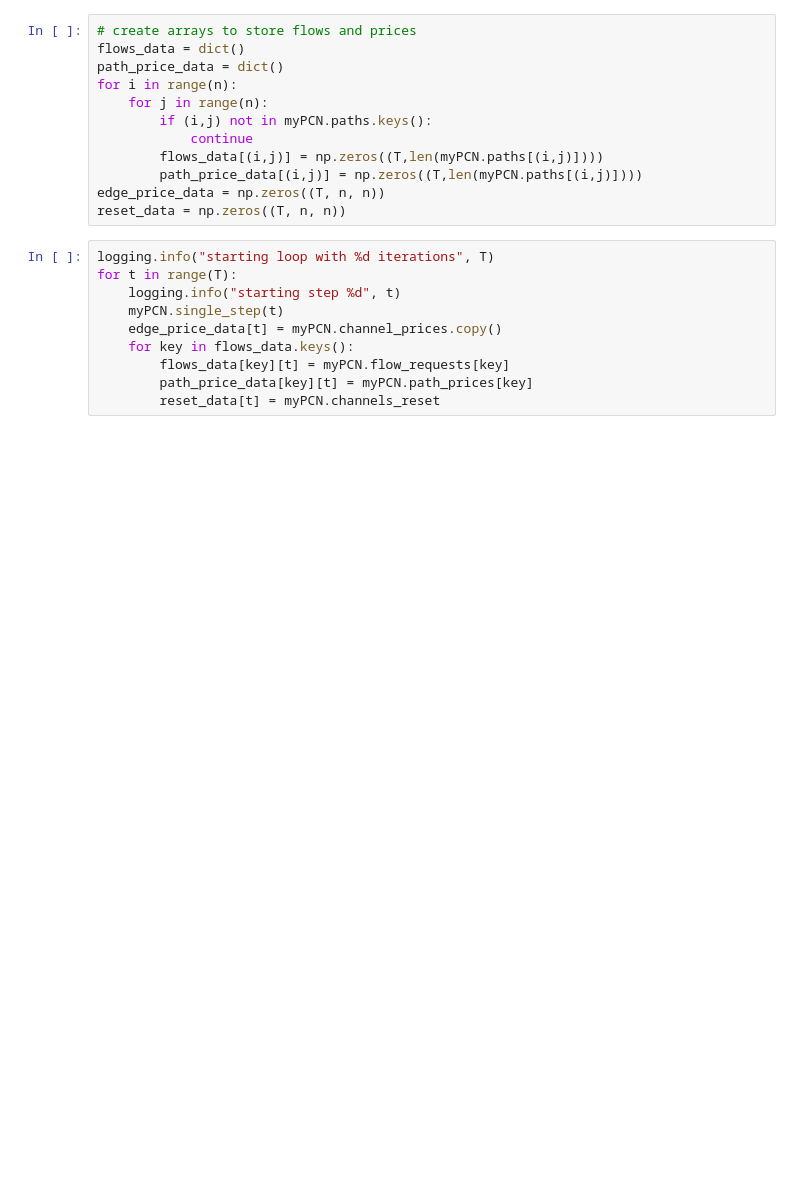
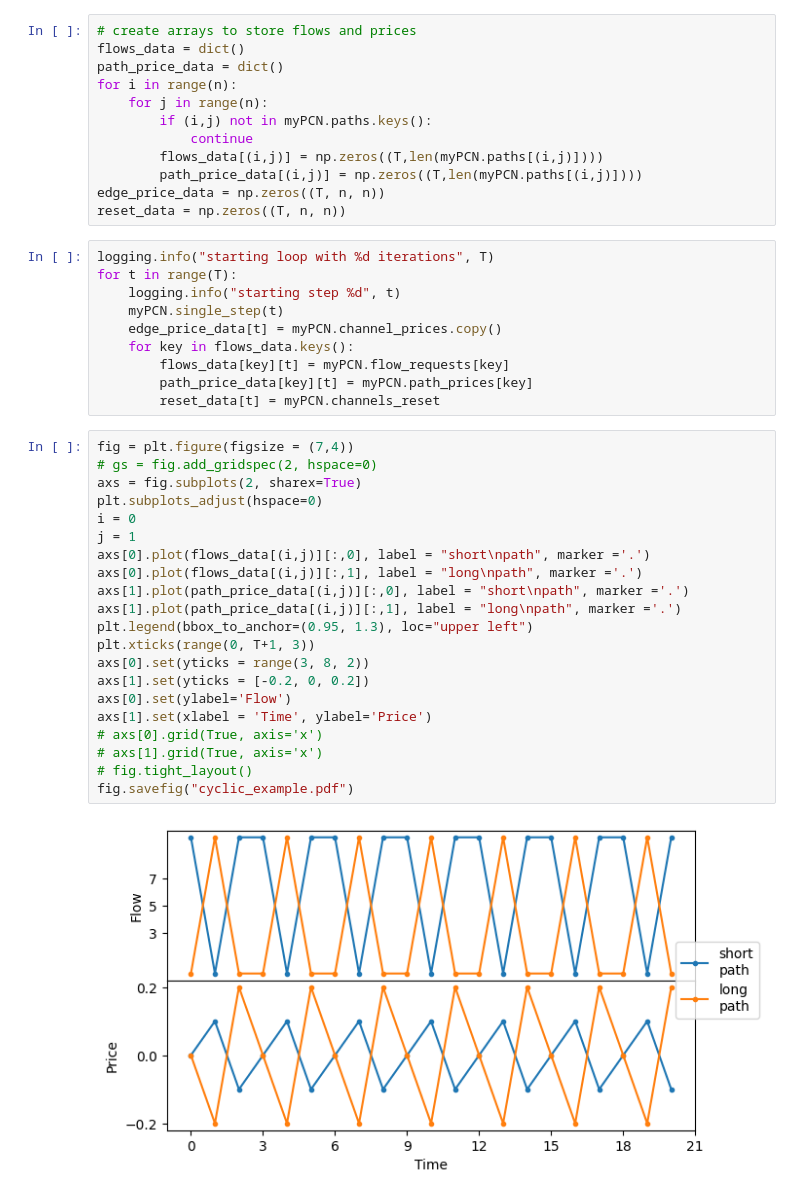
Before and after one commit to surya-sankagiri/payment-channel-networks, a Jupyter notebook: DEBT_control.ipynb, the cells around one changed output. Saved outputs shown, nothing was run; the diff lists cells and outputs as text; blank space fills up the shorter version.

```diff
--- a/DEBT_control.ipynb
+++ b/DEBT_control.ipynb
@@ -94,4 +94,27 @@ for t in range(T):
         flows_data[key][t] = myPCN.flow_requests[key]
         path_price_data[key][t] = myPCN.path_prices[key]
         reset_data[t] = myPCN.channels_reset
+# %%
+fig = plt.figure(figsize = (7,4))
+# gs = fig.add_gridspec(2, hspace=0)
+axs = fig.subplots(2, sharex=True)
+plt.subplots_adjust(hspace=0)
+i = 0
+j = 1
+axs[0].plot(flows_data[(i,j)][:,0], label = "short\npath", marker ='.')
+axs[0].plot(flows_data[(i,j)][:,1], label = "long\npath", marker ='.')
+axs[1].plot(path_price_data[(i,j)][:,0], label = "short\npath", marker ='.')
+axs[1].plot(path_price_data[(i,j)][:,1], label = "long\npath", marker ='.')
+plt.legend(bbox_to_anchor=(0.95, 1.3), loc="upper left")
+plt.xticks(range(0, T+1, 3))
+axs[0].set(yticks = range(3, 8, 2))
+axs[1].set(yticks = [-0.2, 0, 0.2])
+axs[0].set(ylabel='Flow')
+axs[1].set(xlabel = 'Time', ylabel='Price')
+# axs[0].grid(True, axis='x')
+# axs[1].grid(True, axis='x')
+# fig.tight_layout()
+fig.savefig("cyclic_example.pdf")
+# %% [output]
+[figure, added]
 # %%
```
Also changed, not shown: parts of 5 cells of this notebook, 4 other files.
